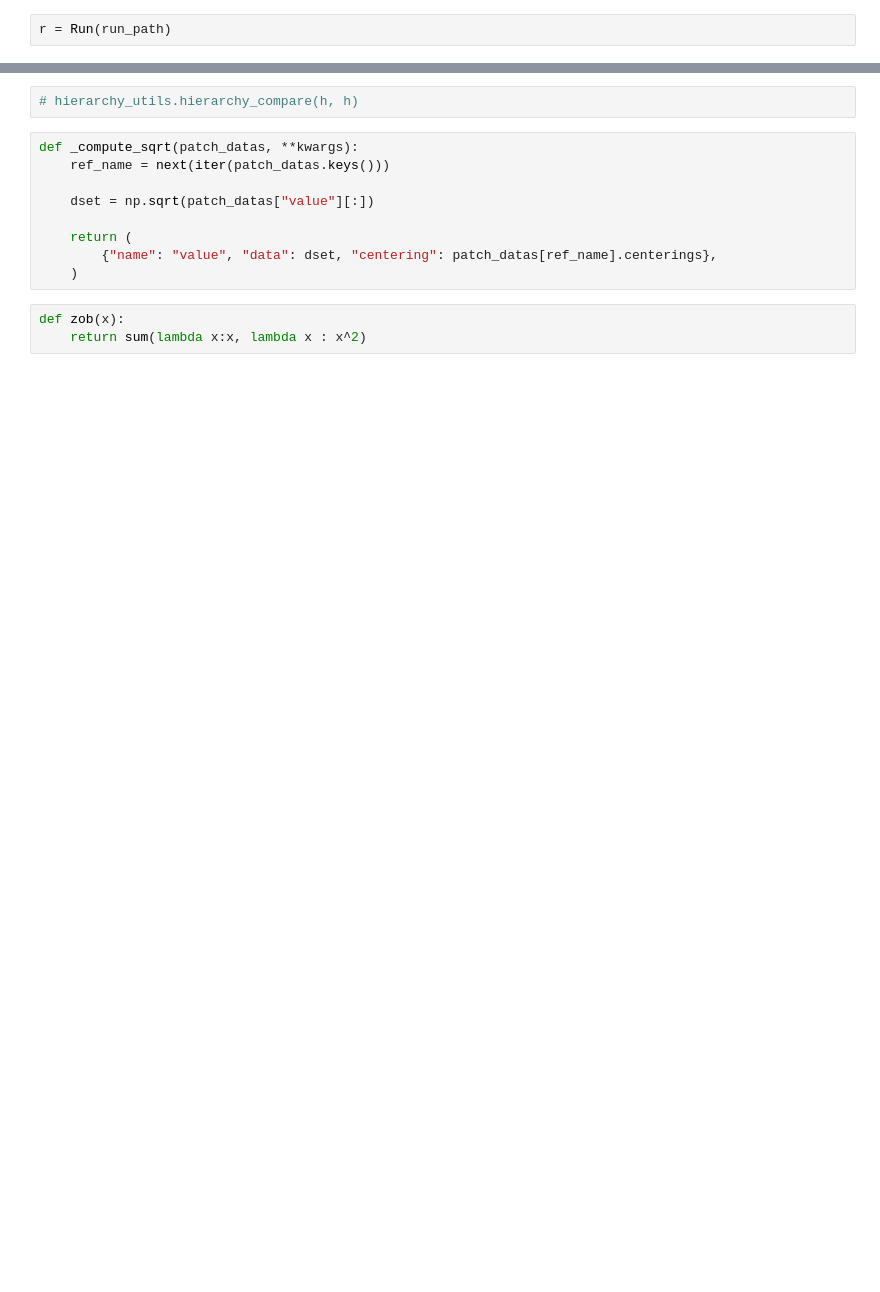
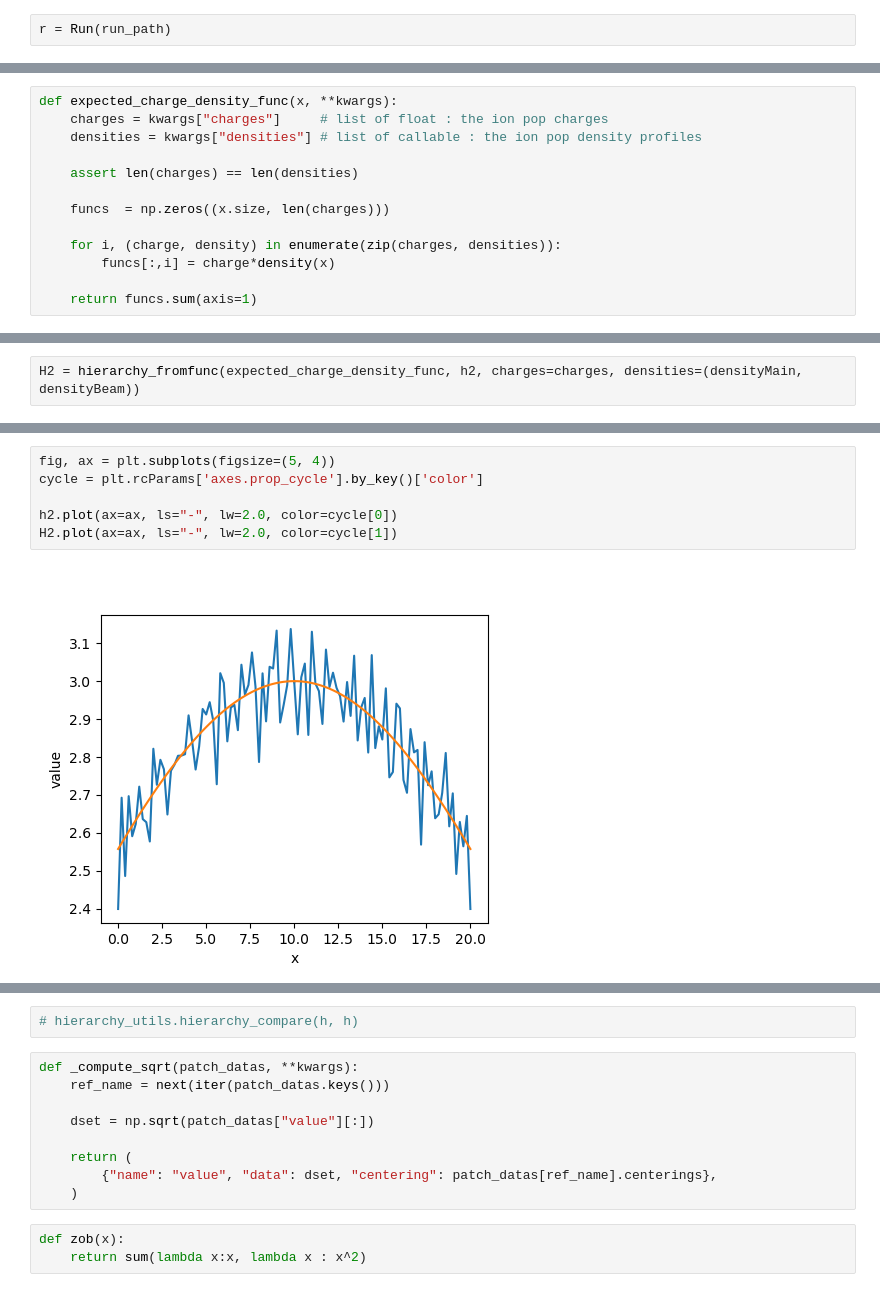
Before and after one commit to rochSmets/myNb, a Jupyter notebook: nCheck.ipynb, the cells around one changed output, grey strips where cells are left out. Drawn from its saved outputs; the diff is of its cells as text; blank space fills up the shorter version.

```diff
--- a/nCheck.ipynb
+++ b/nCheck.ipynb
@@ -19,0 +41,13 @@ h = r.GetMassDensity(time)
+# %%
+def expected_charge_density_func(x, **kwargs):
+    charges = kwargs["charges"]     # list of float : the ion pop charges
+    densities = kwargs["densities"] # list of callable : the ion pop density profiles
+
+    assert len(charges) == len(densities)
+
+    funcs  = np.zeros((x.size, len(charges)))
+
+    for i, (charge, density) in enumerate(zip(charges, densities)):
+        funcs[:,i] = charge*density(x)
+
+    return funcs.sum(axis=1)
@@ -19,0 +70,2 @@ h = r.GetMassDensity(time)
+# %%
+H2 = hierarchy_fromfunc(expected_charge_density_func, h2, charges=charges, densities=(densityMain, densityBeam))
@@ -19,0 +80,8 @@ h = r.GetMassDensity(time)
+# %%
+fig, ax = plt.subplots(figsize=(5, 4))
+cycle = plt.rcParams['axes.prop_cycle'].by_key()['color']
+
+h2.plot(ax=ax, ls="-", lw=2.0, color=cycle[0])
+H2.plot(ax=ax, ls="-", lw=2.0, color=cycle[1])
+# %% [output]
+[figure, added]
```
Also changed, not shown: parts of 30 cells of this notebook, 7 other files.
